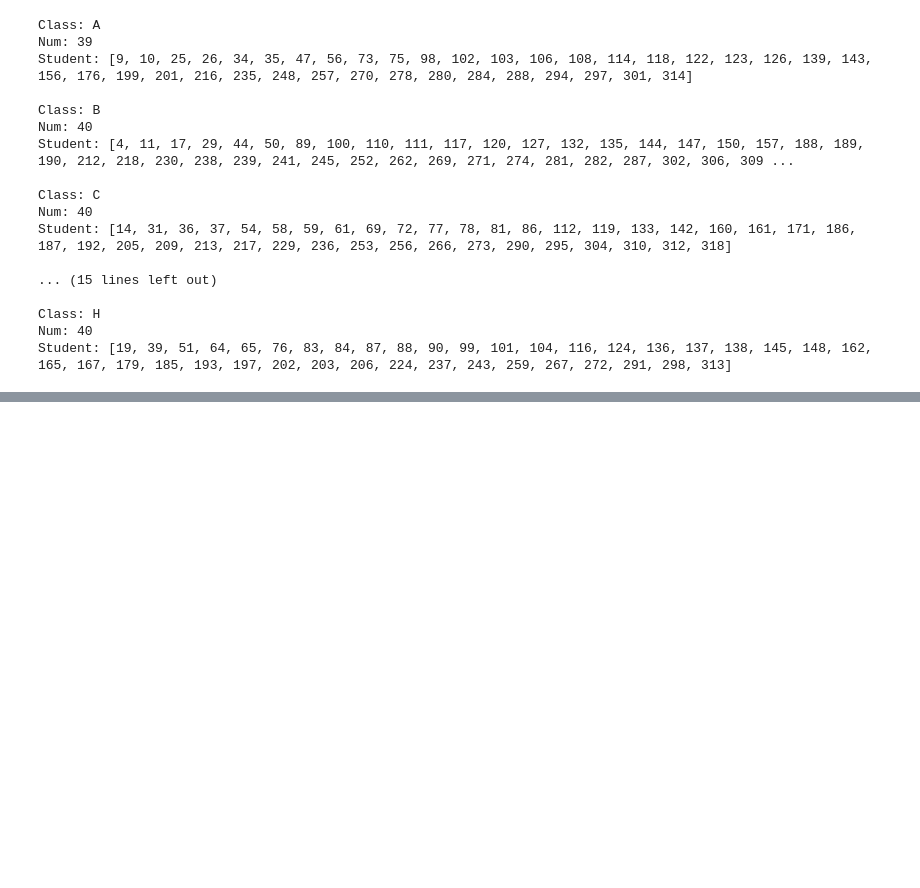
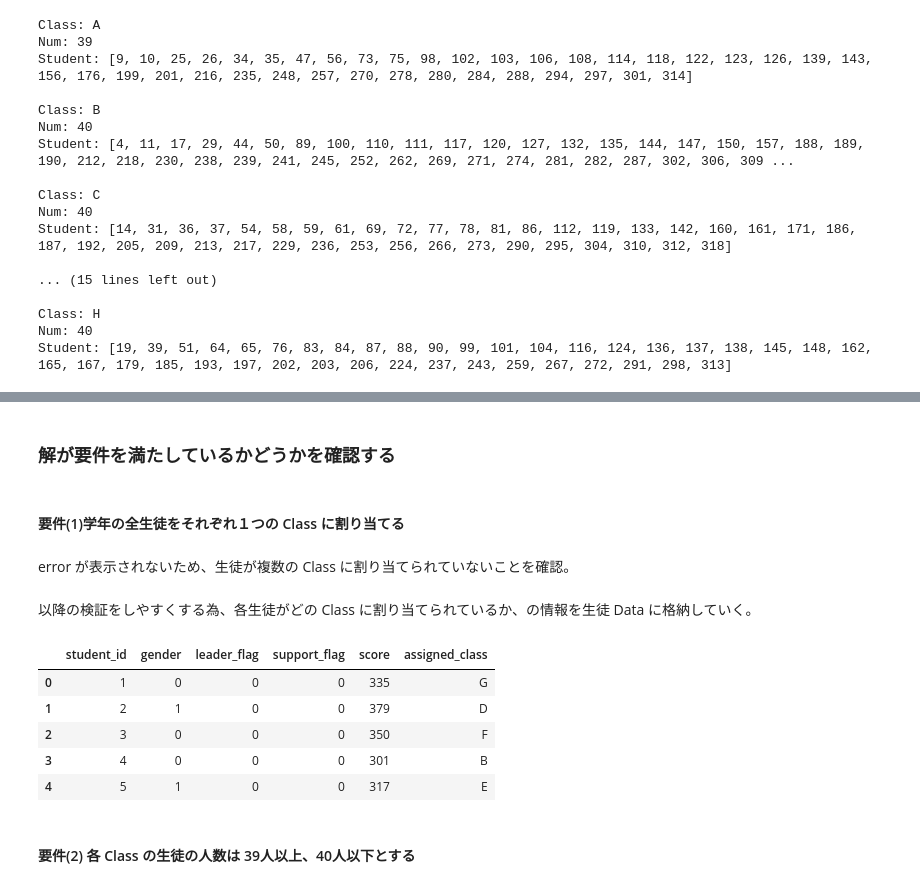
Before and after one commit to 1024xx4/py_mathematical_optimization, a Jupyter notebook: 3_school/school_class.ipynb, the cells around one changed output, grey strips where cells are left out. Drawn from its saved outputs; the diff is of its cells as text; code cells hidden in the pictures; blank space fills up the shorter version.

```diff
--- a/3_school/school_class.ipynb
+++ b/3_school/school_class.ipynb
@@ -252,0 +255,36 @@ Student: [19, 39, 51, 64, 65, 76, 83, 84, 87, 88, 90, 99, 101, 104, 116, 124, 13
+# %% [markdown]
+### 解が要件を満たしているかどうかを確認する
+# %% [markdown]
+#### 要件(1)学年の全生徒をそれぞれ１つの Class に割り当てる
+# %%
+# 検証: 生徒が複数の Class に割り当てられていないか確認する。
+for s in S:
+    # 割り当てられた Class を取得
+    assigned_class = [x[s, c].value() for c in C if x[s, c].value() == 1]
+
+    # １つの Class に割り当てられているか確認
+    if len(assigned_class) != 1:
+        print('error:', s, assigned_class)
+# %% [markdown]
+error が表示されないため、生徒が複数の Class に割り当てられていないことを確認。
+# %% [markdown]
+以降の検証をしやすくする為、各生徒がどの Class に割り当てられているか、の情報を生徒 Data に格納していく。
+# %%
+# 検証用の DataFrame の用意
+result_df = s_df.copy()  # s_df.copy() で入力 Data を変更せずにそのまま残しておくことで、後々不具合が入った場合など調査しやすい。
+
+# 各生徒がどの Class に割り当てられたかの情報を辞書に格納
+S2C = {s: c for s in S for c in C if x[s, c].value() == 1}
+
+# 生徒 Data に各生徒がどの Class に割り当てられたかの情報を結合
+result_df['assigned_class'] = result_df['student_id'].map(S2C)
+result_df.head()
+# %% [output]
+|  | student_id | gender | leader_flag | support_flag | score | assigned_class |
+| 0 | 1 | 0 | 0 | 0 | 335 | G |
+| 1 | 2 | 1 | 0 | 0 | 379 | D |
+| 2 | 3 | 0 | 0 | 0 | 350 | F |
+| 3 | 4 | 0 | 0 | 0 | 301 | B |
+| 4 | 5 | 1 | 0 | 0 | 317 | E |
+# %% [markdown]
+#### 要件(2) 各 Class の生徒の人数は 39人以上、40人以下とする
```
Also changed, not shown: parts of 18 cells of this notebook.
